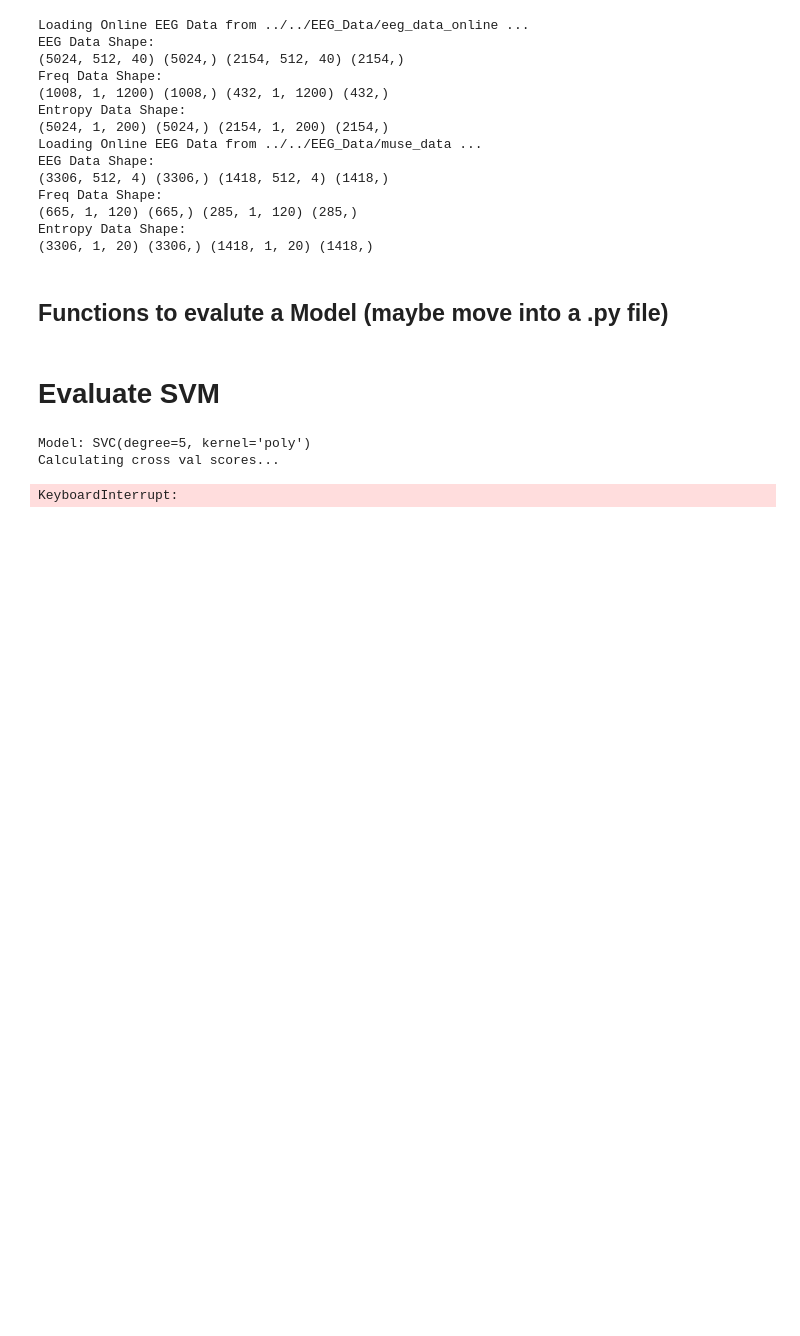
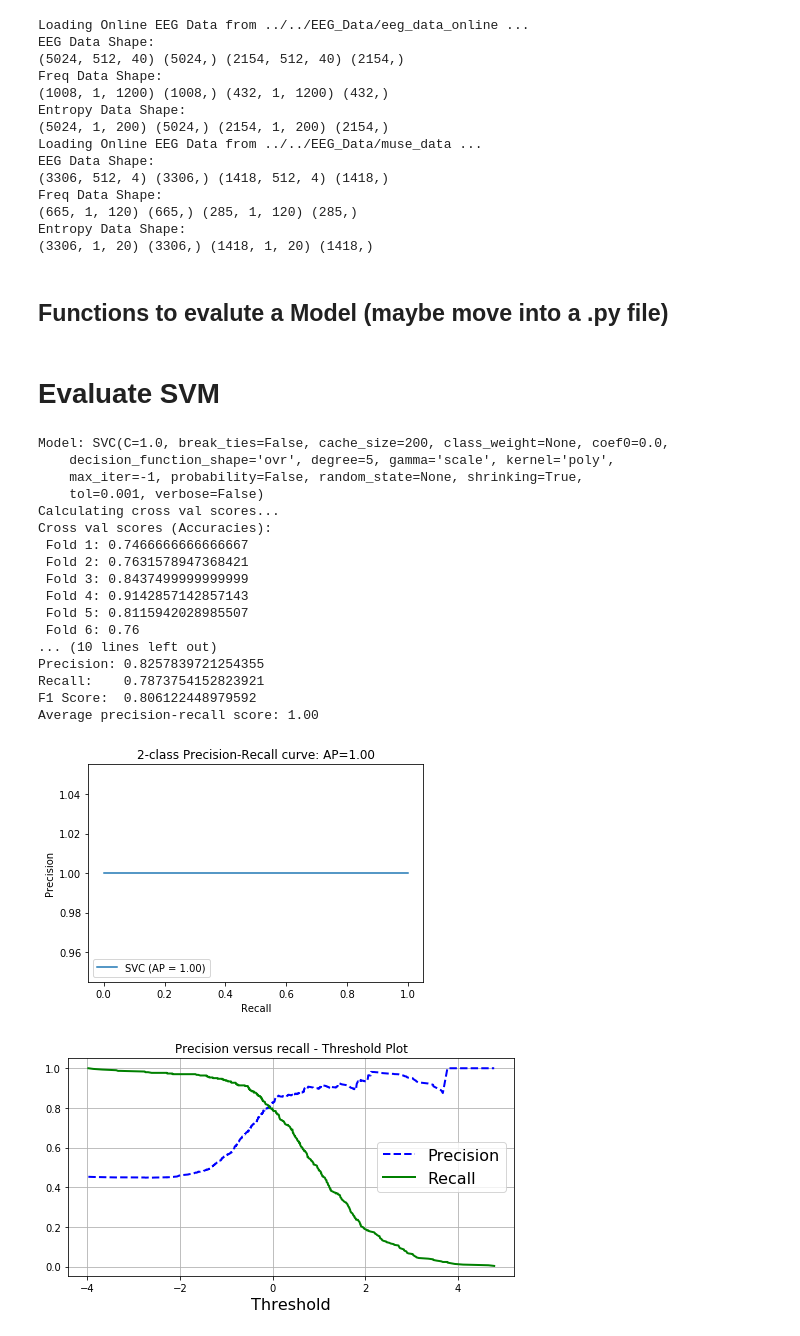
Before and after one commit to mudo121/thesis_eeg, a Jupyter notebook: machine_learning_notebooks/evaluate_models_detailed.ipynb, the cells around one changed output. Cells and saved outputs as stored; diff of their text form; code cells hidden in the pictures; blank space fills up the shorter version.

```diff
--- a/machine_learning_notebooks/evaluate_models_detailed.ipynb
+++ b/machine_learning_notebooks/evaluate_models_detailed.ipynb
@@ -150,21 +151,21 @@ def plot_precision_recall_vs_threshold(precisions, recalls, thresholds):
 
 
 # Create a model
-def evaluateModel(model,X_train, y_train, X_test=None, y_test=None, kfoldTimes=8):
+def evaluateModel(model,X_train, y_train, X_test=None, y_test=None, kfoldTimes=8, n_jobs=-1):
 
     print("Model: {}".format(model))
 
     # generate cross val score
     kfoldTimes = kfoldTimes
     print("Calculating cross val scores...")
-    accuaries = cross_val_score(model, X_train, y_train, cv=kfoldTimes, scoring=f1_scorer)
+    accuaries = cross_val_score(model, X_train, y_train, cv=kfoldTimes, scoring=f1_scorer, n_jobs=n_jobs)
     print("Cross val scores (Accuracies):")
     for i in range(0, len(accuaries)):
         print(" Fold {fold}: {acc}".format(fold=i+1, acc=accuaries[i]))
 
     # make predictions with the model
     print("\nCaclulating cross val predictions...")
-    y_train_pred = cross_val_predict(model, X_train, y_train, cv=kfoldTimes)
+    y_train_pred = cross_val_predict(model, X_train, y_train, cv=kfoldTimes, n_jobs=n_jobs)
 
 
     svm_confusionMatrix = confusion_matrix(y_train, y_train_pred)
@@ -191,7 +192,7 @@ def evaluateModel(model,X_train, y_train, X_test=None, y_test=None, kfoldTimes=8
 
 
     # Calculate and plot precision vs. recall - threshold plot
-    y_scores_dec_func = cross_val_predict(model, X_train, y_train, cv=kfoldTimes, method="decision_function")
+    y_scores_dec_func = cross_val_predict(model, X_train, y_train, cv=kfoldTimes, method="decision_function", n_jobs=n_jobs)
     precisions, recalls, thresholds = precision_recall_curve(y_train, y_scores_dec_func)
 
     plt.figure(figsize=(8, 4))
@@ -211,8 +212,7 @@ def evaluateModel(model,X_train, y_train, X_test=None, y_test=None, kfoldTimes=8
     # Compare to another model
     from sklearn.ensemble import RandomForestClassifier
     forest_clf = RandomForestClassifier(n_estimators=100, random_state=42)
-    y_probas_forest = cross_val_predict(forest_clf, X_train, y_train, cv=kfoldTimes,
-                                        method="predict_proba")
+    y_probas_forest = cross_val_predict(forest_clf, X_train, y_train, cv=kfoldTimes, method="predict_proba", n_jobs=n_jobs)
 
     y_scores_forest = y_probas_forest[:, 1] # score = proba of positive class
     fpr_forest, tpr_forest, thresholds_forest = roc_curve(y_train, y_scores_forest)
@@ -226,25 +226,34 @@ def evaluateModel(model,X_train, y_train, X_test=None, y_test=None, kfoldTimes=8
 # %%
 # good model
 goodModel = svm.SVC(C=1.0, cache_size=200, class_weight=None, coef0=0.0,
   decision_function_shape='ovr', degree=5, gamma='scale', kernel='poly',
   max_iter=-1, probability=False, random_state=None, shrinking=True,
   tol=0.001, verbose=False)
 
 #simpleModel = svm.SVC(kernel='rbf', gamma=0.3, C=1.0)
 
-
-#evaluateModel(model=goodModel,
-#              X_train=X_train_freq_exp,
-#              y_train=y_train_freq_exp,
-#              X_test=X_test_freq_exp,
-#              y_test=y_test_freq_exp)
-
 evaluateModel(model=goodModel,
-              X_train=X_train_entropy_exp,
-              y_train=y_train_entropy_exp,
-              X_test=X_test_entropy_exp,
-              y_test=y_test_entropy_exp)
+              X_train=X_train_freq_exp,
+              y_train=y_train_freq_exp,
+              X_test=X_test_freq_exp,
+              y_test=y_test_freq_exp)
 # %% [output]
-Model: SVC(degree=5, kernel='poly')
+Model: SVC(C=1.0, break_ties=False, cache_size=200, class_weight=None, coef0=0.0,
+    decision_function_shape='ovr', degree=5, gamma='scale', kernel='poly',
+    max_iter=-1, probability=False, random_state=None, shrinking=True,
+    tol=0.001, verbose=False)
 Calculating cross val scores...
+Cross val scores (Accuracies):
+ Fold 1: 0.7466666666666667
+ Fold 2: 0.7631578947368421
+ Fold 3: 0.8437499999999999
+ Fold 4: 0.9142857142857143
+ Fold 5: 0.8115942028985507
+ Fold 6: 0.76
+... (10 lines left out)
+Precision: 0.8257839721254355
+Recall:    0.7873754152823921
+F1 Score:  0.806122448979592
+Average precision-recall score: 1.00
-KeyboardInterrupt:
+[figure, added]
+[figure, added]
```
Also changed, not shown: parts of 3 cells of this notebook, 2 other files.
